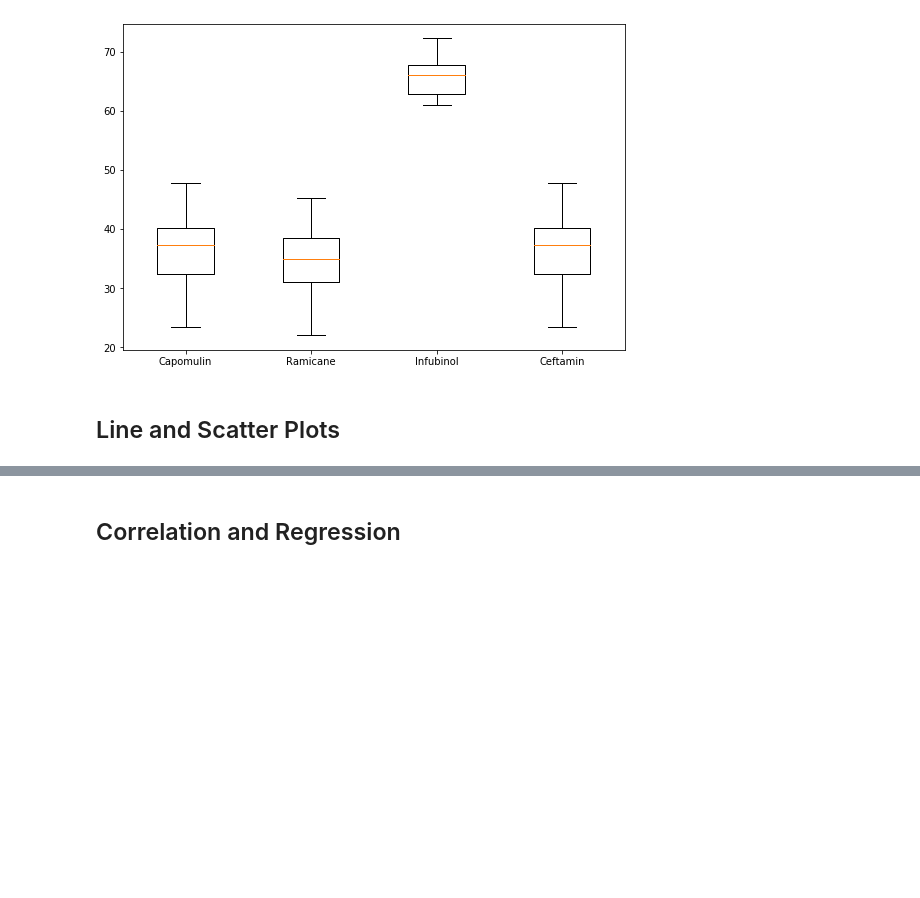
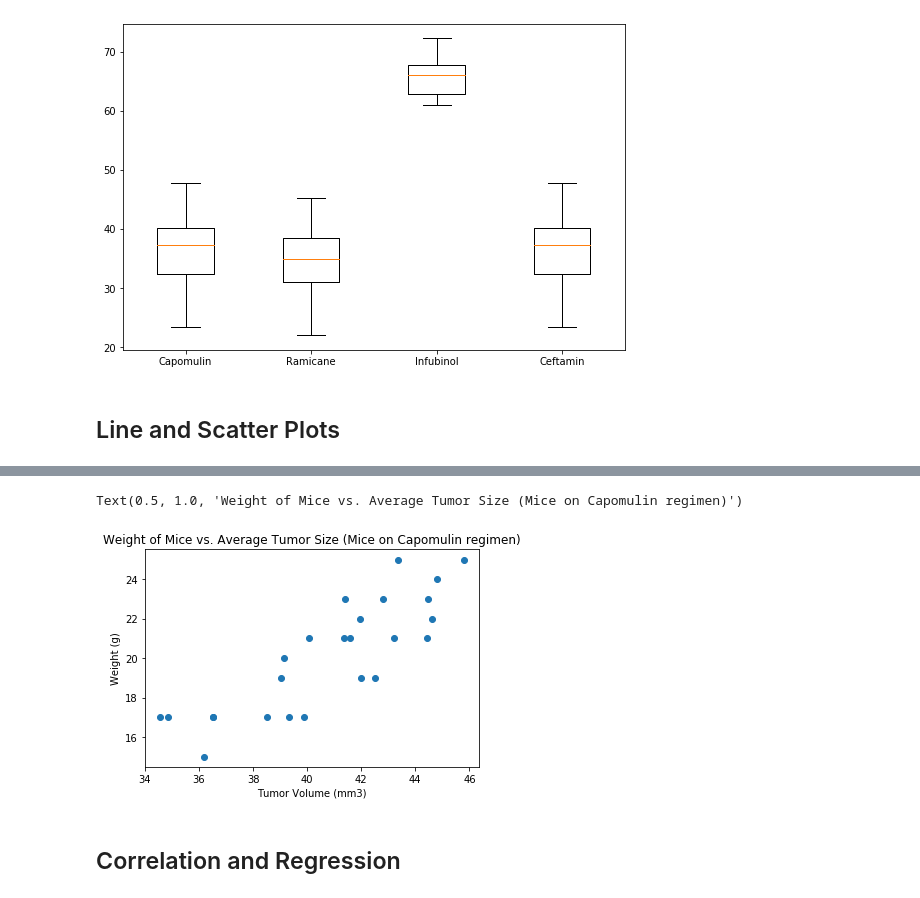
Before and after one commit to KevinNMcpu/matplotlib-challenge, a Jupyter notebook: pymaceuticals.ipynb, the cells around one changed output, grey strips where cells are left out. Drawn from its saved outputs; the diff is of its cells as text; code cells hidden in the pictures; blank space fills up the shorter version.

```diff
--- a/pymaceuticals.ipynb
+++ b/pymaceuticals.ipynb
@@ -423,2 +462,34 @@ plt.show()
+# %%
+# Generate a scatter plot of mouse weight versus average tumor volume for the Capomulin regimen
+
+#a new dataframe
+capomulin_scatter_data = pd.DataFrame()
+
+#clone data, select just Capomulin data
+capomulin_scatter_data = cleaned_data[(cleaned_data["Drug Regimen"] == "Capomulin")]
+
+#trim data to just columns we need
+scatter_col = ["Mouse ID", "Weight (g)", "Tumor Volume (mm3)"]
+capomulin_scatter_data = capomulin_scatter_data[scatter_col]
+
+#groupby mouse ID to get average(mean) tumor volume
+capomulin_scatter_data = capomulin_scatter_data.groupby(["Mouse ID"]).mean()
+
+#move our data to lists for easier plotting
+scatter_weights = capomulin_scatter_data["Weight (g)"].tolist()
+scatter_volumes = capomulin_scatter_data["Tumor Volume (mm3)"].tolist()
+
+#set up the plot
+scatter_fig = plt.figure()
+scatter_ax = plt.axes()
+
+#plot data
+scatter_ax.scatter(scatter_volumes, scatter_weights)
+scatter_ax.set_ylabel("Weight (g)")
+scatter_ax.set_xlabel("Tumor Volume (mm3)")
+scatter_ax.set_title("Weight of Mice vs. Average Tumor Size (Mice on Capomulin regimen)")
+# %% [output]
+Text(0.5, 1.0, 'Weight of Mice vs. Average Tumor Size (Mice on Capomulin regimen)')
+[figure, added]
 # %% [markdown]
 ## Correlation and Regression
```
Also changed, not shown: parts of 8 cells of this notebook.
